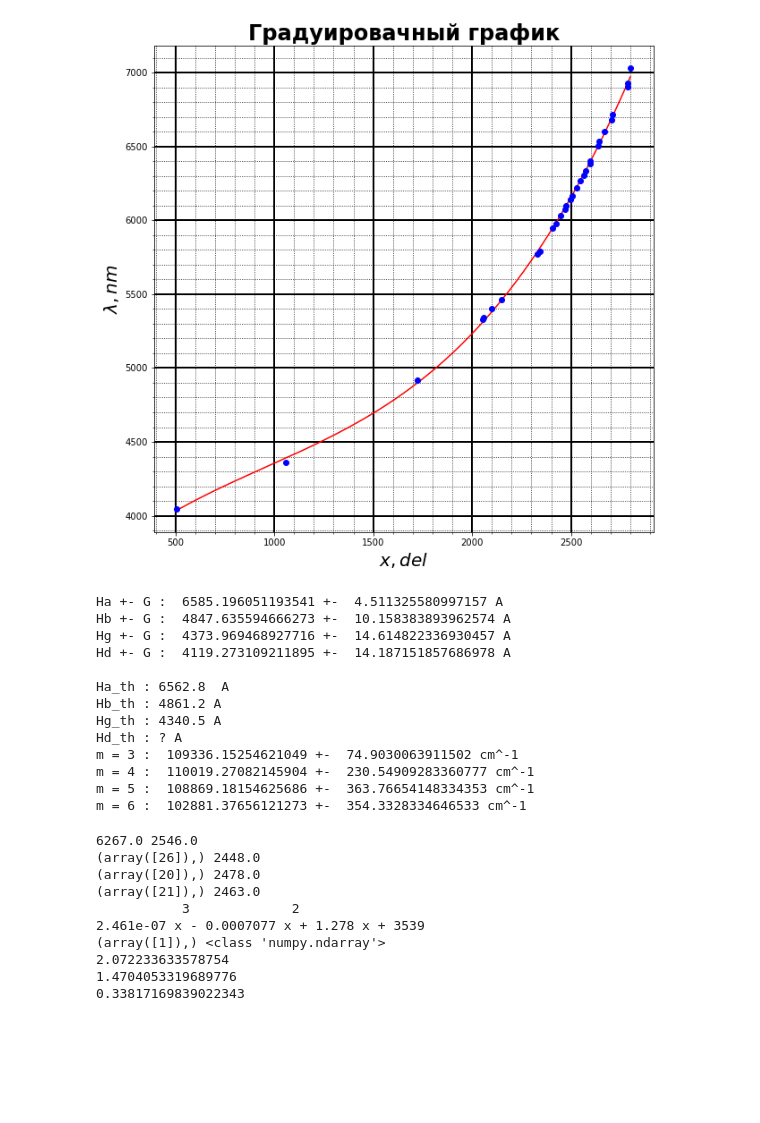
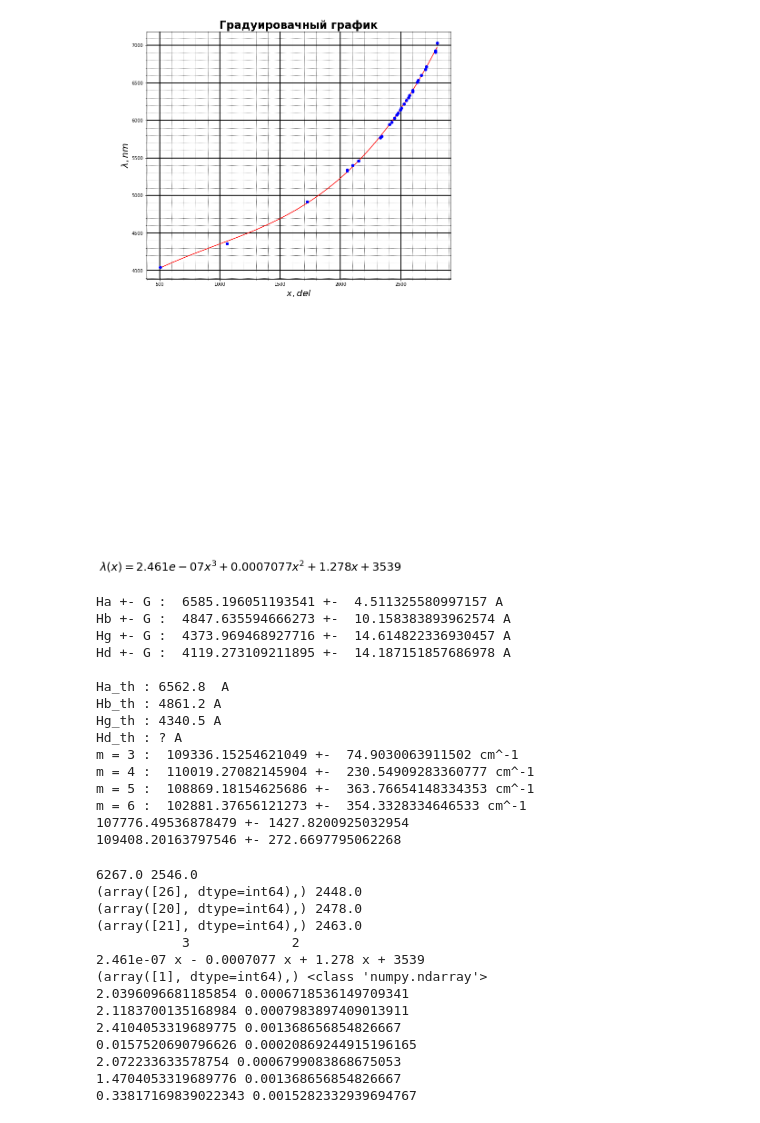
Before and after one commit to rogovrt/lab_5sem, a Jupyter notebook: lab_22(3).ipynb, the cells around one changed output. Saved outputs shown, nothing was run; the diff lists cells and outputs as text; code cells hidden in the pictures; blank space fills up the shorter version.

```diff
--- a/lab_22(3).ipynb
+++ b/lab_22(3).ipynb
@@ -23,35 +24,36 @@ f = np.poly1d(p)
 
 # Do the interpolation for plotting:
 # t = np.linspace(510, 2800, 500)
 # t = np.append(t, [2668, 1672, 1031, 622])
 t = np.array([2668, 1672, 1031, 622, 2472, 2368, 1942], dtype = 'float')
 # Matrix with rows 1, t, t**2, ...:
 n = 3
 TT = np.vstack([t**(n-i) for i in range(n+1)]).T
 yi = np.dot(TT, p)  # matrix multiplication calculates the polynomial values
 C_yi = np.dot(TT, np.dot(C_p, TT.T)) # C_y = TT*C_z*TT.T
 sig_yi = np.sqrt(np.diag(C_yi))  # Standard deviations are sqrt of diagonal
 
 plt.plot(x_lol, f(x_lol), "r")
 plt.plot(x_new, lambd_new, "bo")
 plt.title("Градуировачный график", fontsize = 24, fontweight = 'bold')
+plt.text(0.5, 0.5, r'$\lambda(x) = 2.461e-07{x}^3 + 0.0007077{x}^2 + 1.278 x + 3539$', fontsize = 25)
 
 fig = plt.gcf()
-fig.set_size_inches(10, 10)
+fig.set_size_inches(12, 10)
 ax = plt.gca()
 ax.set_xlabel(r'$x, del$', fontsize = 20)
 ax.set_ylabel(r'$\lambda, nm$', fontsize = 20)
 ax.minorticks_on()
 ax.grid(which='major',
         color = 'k',
         linewidth = 2)
 ax.grid(which='minor',
         color = 'k',
         linestyle = ':')
 
 plt.show()
 # %% [output]
-[figure, old version]
+[figure, new version]
 # %%
 Ha = f(2668)
 Hb = f(1672)
@@ -76,6 +78,14 @@ R5 = 10 ** 8 / (Hg * (.25 - 1 / 25))
 print("m = 5 : ", R5, "+- ", sig_yi[2] / Hg * R5, "cm^-1")
 R6 = 10 ** 8 / (Hg * (.25 - 1 / 36))
 print("m = 6 : ", R6, "+- ", sig_yi[3] / Hd * R6, "cm^-1")
+
+R_avg = (R3 + R4 + R5 + R6) / 4
+Gr = stats.sem([R3, R4, R5, R6], axis=None, ddof=0)
+print(R_avg, "+-", Gr)
+
+R_avg1 = (R3 + R4 + R5) / 3
+Gr1 = stats.sem([R3, R4, R5], axis=None, ddof=0)
+print(R_avg1, "+-", Gr1)
 # %% [output]
 Ha +- G :  6585.196051193541 +-  4.511325580997157 A
 Hb +- G :  4847.635594666273 +-  10.158383893962574 A
@@ -90,6 +100,8 @@ m = 3 :  109336.15254621049 +-  74.9030063911502 cm^-1
 m = 4 :  110019.27082145904 +-  230.54909283360777 cm^-1
 m = 5 :  108869.18154625686 +-  363.76654148334353 cm^-1
 m = 6 :  102881.37656121273 +-  354.3328334646533 cm^-1
+107776.49536878479 +- 1427.8200925032954
+109408.20163797546 +- 272.6697795062268
 # %%
 x10 = 2472; l10 = f(x10); sig_l10 = sig_yi[4];
 x15 = 2368; l15 = f(x15); sig_l15 = sig_yi[5];
@@ -109,17 +121,25 @@ print(np.where(lambd == 5882), x[20])
 print(np.where(lambd == 5852), x[21])
 print(f)
 print(np.where(t == 1672), type(t))
-print(hu_el) # погрешности
-print(D1)
-print(D2)
+print(hu_10, Ghu_10) # погрешности
+print(hu_15, Ghu_15)
+print(hu_gr, Ghu_gr)
+print(hu_2, Ghu_2)
+print(hu_el, Ghu_el)
+print(D1, G_D1)
+print(D2, G_D2)
 # %% [output]
 6267.0 2546.0
-(array([26]),) 2448.0
-(array([20]),) 2478.0
-(array([21]),) 2463.0
+(array([26], dtype=int64),) 2448.0
+(array([20], dtype=int64),) 2478.0
+(array([21], dtype=int64),) 2463.0
            3             2
 2.461e-07 x - 0.0007077 x + 1.278 x + 3539
-(array([1]),) <class 'numpy.ndarray'>
-2.072233633578754
-1.4704053319689776
-0.33817169839022343
+(array([1], dtype=int64),) <class 'numpy.ndarray'>
+2.0396096681185854 0.0006718536149709341
+2.1183700135168984 0.0007983897409013911
+2.4104053319689775 0.001368656854826667
+0.0157520690796626 0.00020869244915196165
+2.072233633578754 0.0006799083868675053
+1.4704053319689776 0.001368656854826667
+0.33817169839022343 0.0015282332939694767
```
Also changed, not shown: parts of 2 cells of this notebook.
